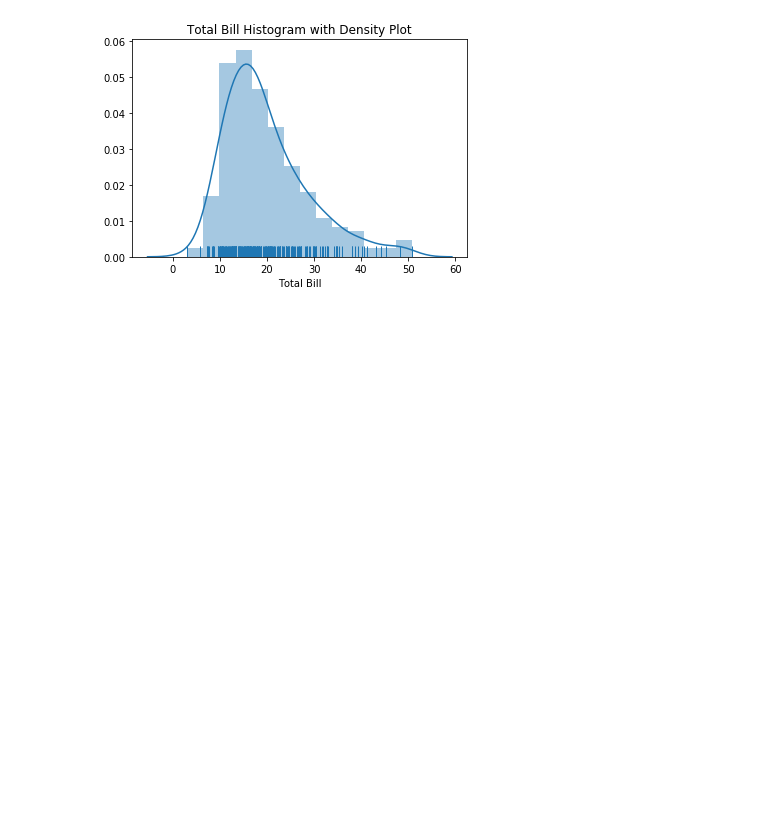
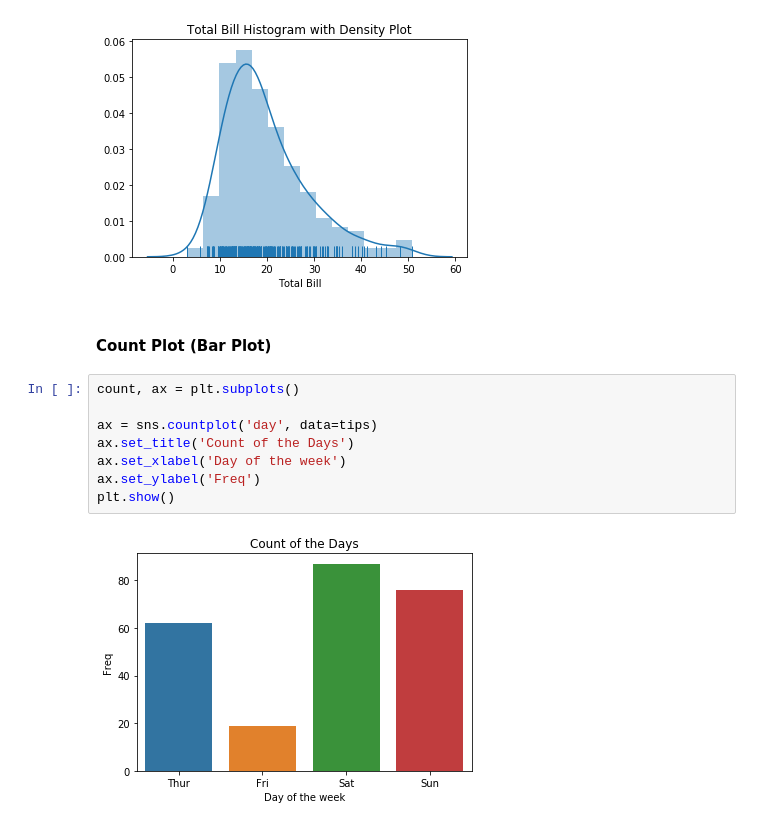
Before and after one commit to DeepikaSampangi/python_ds_pkgs, a Jupyter notebook: Pandas/Pandas - Plotting.ipynb, the cells around one changed output. Drawn from its saved outputs; the diff is of its cells as text; blank space fills up the shorter version.

Commit message:
Seaborn plotting

```diff
--- a/Pandas/Pandas - Plotting.ipynb
+++ b/Pandas/Pandas - Plotting.ipynb
@@ -222,3 +222,15 @@ ax.set_xlabel('Total Bill')
 plt.show()
 # %% [output]
 [figure]
+# %% [markdown]
+#### Count Plot (Bar Plot)
+# %%
+count, ax = plt.subplots()
+
+ax = sns.countplot('day', data=tips)
+ax.set_title('Count of the Days')
+ax.set_xlabel('Day of the week')
+ax.set_ylabel('Freq')
+plt.show()
+# %% [output]
+[figure, added]
```
Also changed, not shown: parts of 12 cells of this notebook.
